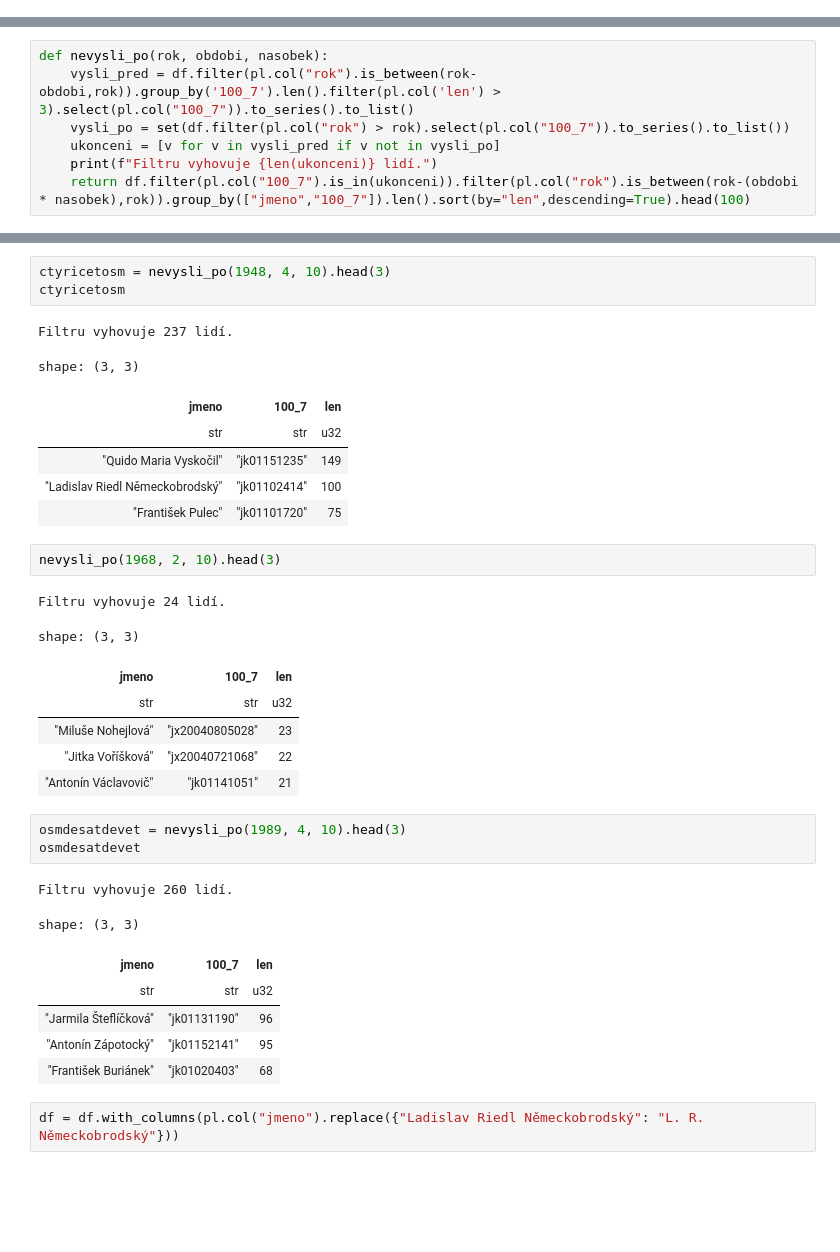
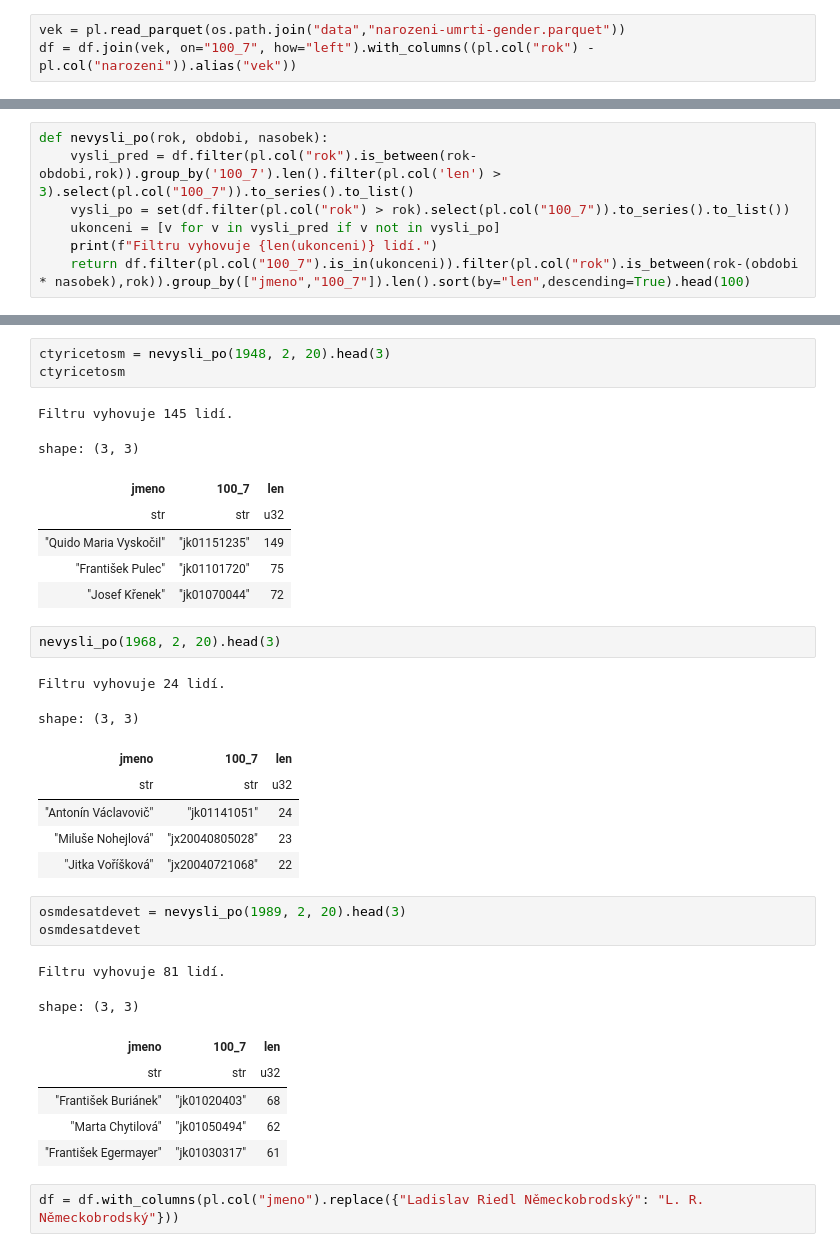
Before and after one commit to DataRozhlas/knizni-peoplemetr, a Jupyter notebook: 905b_odmlky_grafy.ipynb, the cells around one changed output, grey strips where cells are left out. Saved outputs shown, nothing was run; the diff lists cells and outputs as text; blank space fills up the shorter version.

```diff
--- a/905b_odmlky_grafy.ipynb
+++ b/905b_odmlky_grafy.ipynb
@@ -52,6 +52,9 @@ cesi = aut.explode("370_c").filter(pl.col("370_c").str.contains("Česk")).explod
 len(cesi)
 # %% [output]
 363993
+# %%
+vek = pl.read_parquet(os.path.join("data","narozeni-umrti-gender.parquet"))
+df = df.join(vek, on="100_7", how="left").with_columns((pl.col("rok") - pl.col("narozeni")).alias("vek"))
 # %%
 df_700 = pl.read_parquet(os.path.join("data","podil_lidi_s_pauzou.parquet")).with_columns(pl.col("rok").map_elements(lambda x: x.year)).filter(pl.col("rok").is_between(1900,2000))
 # %%
@@ -276,35 +642,35 @@ shape: (3, 3)
 # %%
-ctyricetosm = nevysli_po(1948, 4, 10).head(3)
+ctyricetosm = nevysli_po(1948, 2, 20).head(3)
 ctyricetosm
 # %% [output]
-Filtru vyhovuje 237 lidí.
+Filtru vyhovuje 145 lidí.
 shape: (3, 3)
 | jmeno | 100_7 | len |
 | str | str | u32 |
 | "Quido Maria Vyskočil" | "jk01151235" | 149 |
-| "Ladislav Riedl Německobrodský" | "jk01102414" | 100 |
 | "František Pulec" | "jk01101720" | 75 |
+| "Josef Křenek" | "jk01070044" | 72 |
 # %%
-nevysli_po(1968, 2, 10).head(3)
+nevysli_po(1968, 2, 20).head(3)
 # %% [output]
 Filtru vyhovuje 24 lidí.
 shape: (3, 3)
 | jmeno | 100_7 | len |
 | str | str | u32 |
+| "Antonín Václavovič" | "jk01141051" | 24 |
 | "Miluše Nohejlová" | "jx20040805028" | 23 |
 | "Jitka Voříšková" | "jx20040721068" | 22 |
-| "Antonín Václavovič" | "jk01141051" | 21 |
 # %%
-osmdesatdevet = nevysli_po(1989, 4, 10).head(3)
+osmdesatdevet = nevysli_po(1989, 2, 20).head(3)
 osmdesatdevet
 # %% [output]
-Filtru vyhovuje 260 lidí.
+Filtru vyhovuje 81 lidí.
 shape: (3, 3)
 | jmeno | 100_7 | len |
 | str | str | u32 |
-| "Jarmila Šteflíčková" | "jk01131190" | 96 |
-| "Antonín Zápotocký" | "jk01152141" | 95 |
 | "František Buriánek" | "jk01020403" | 68 |
+| "Marta Chytilová" | "jk01050494" | 62 |
+| "František Egermayer" | "jk01030317" | 61 |
 # %%
 df = df.with_columns(pl.col("jmeno").replace({"Ladislav Riedl Německobrodský": "L. R. Německobrodský"}))
 # %%
```
Also changed, not shown: parts of 31 cells of this notebook, 7 other files.
